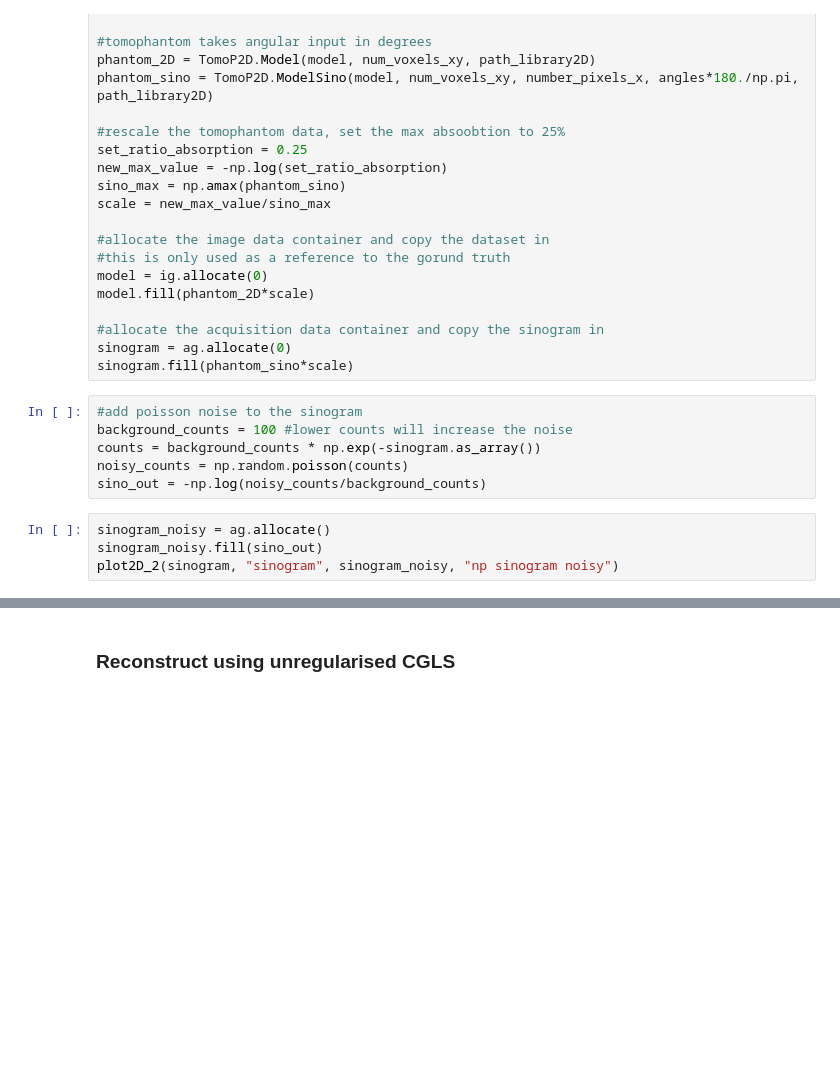
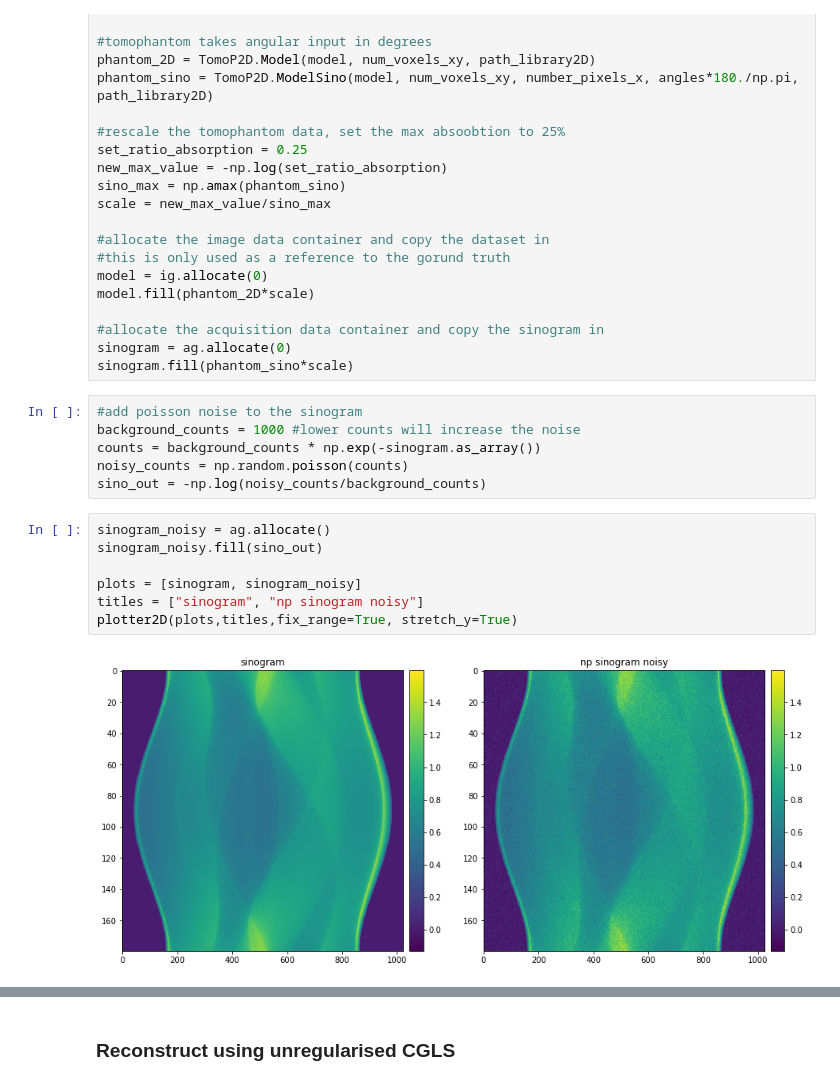
Before and after one commit to paskino/CIL-Demos, a Jupyter notebook: Notebooks/ex04_tikhonov_block_gemma.ipynb, the cells around one changed output, grey strips where cells are left out. Drawn from its saved outputs; the diff is of its cells as text; blank space fills up the shorter version.

```diff
--- a/Notebooks/ex04_tikhonov_block_gemma.ipynb
+++ b/Notebooks/ex04_tikhonov_block_gemma.ipynb
@@ -113,11 +146,16 @@ sinogram = ag.allocate(0)
 sinogram.fill(phantom_sino*scale)
 # %%
 #add poisson noise to the sinogram
-background_counts = 100 #lower counts will increase the noise
+background_counts = 1000 #lower counts will increase the noise
 counts = background_counts * np.exp(-sinogram.as_array())
 noisy_counts = np.random.poisson(counts)
 sino_out = -np.log(noisy_counts/background_counts)
 # %%
 sinogram_noisy = ag.allocate()
 sinogram_noisy.fill(sino_out)
-plot2D_2(sinogram, "sinogram", sinogram_noisy, "np sinogram noisy")
+
+plots = [sinogram, sinogram_noisy]
+titles = ["sinogram", "np sinogram noisy"]
+plotter2D(plots,titles,fix_range=True, stretch_y=True)
+# %% [output]
+[figure, added]
```
Also changed, not shown: parts of 18 cells of this notebook.
